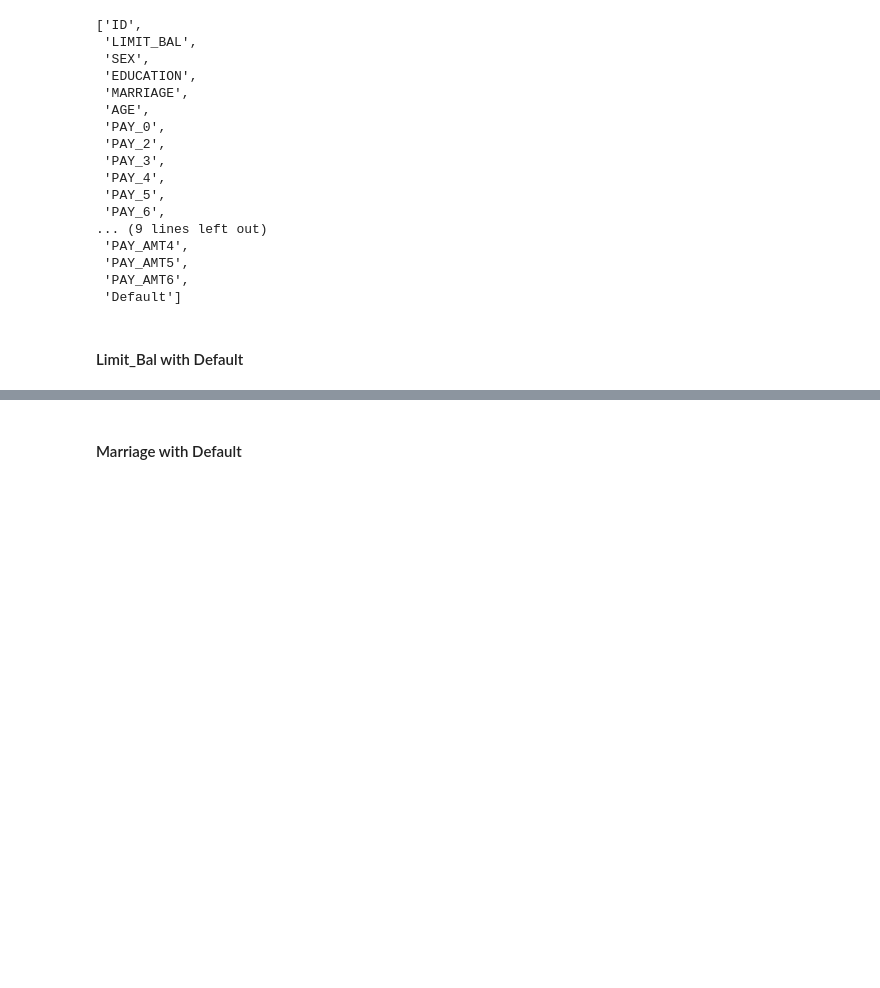
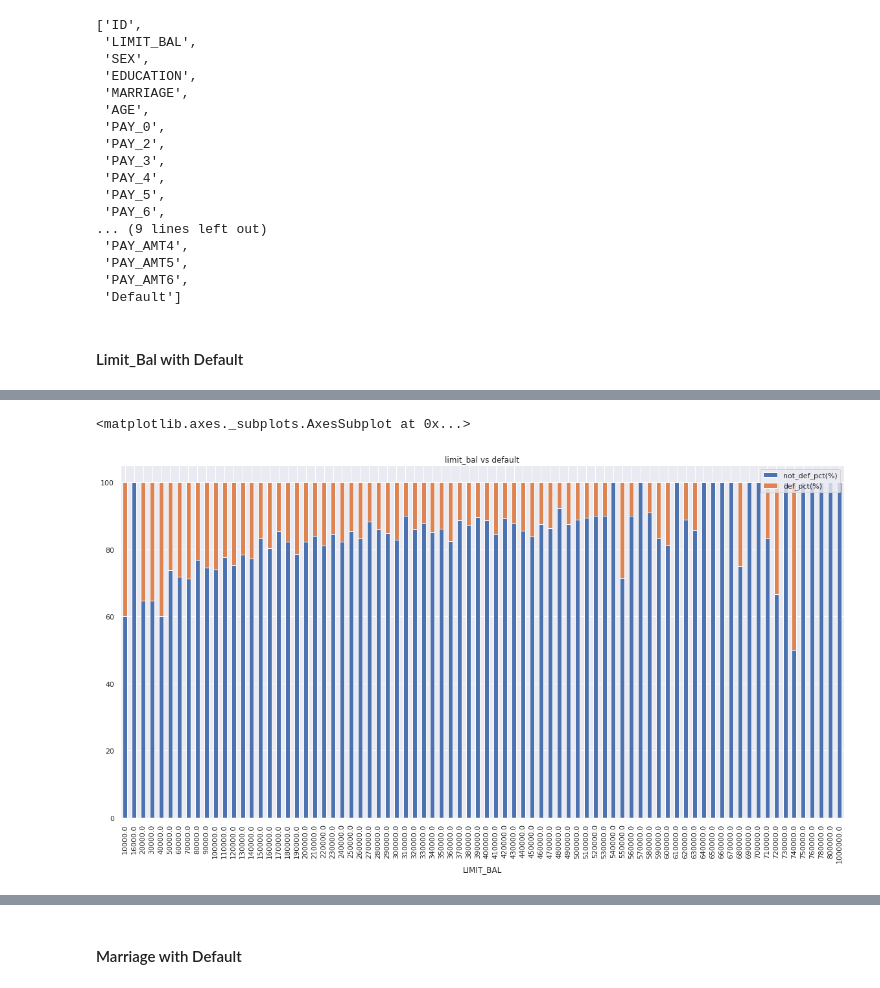
Before and after one commit to HeHeHuang/DataAnalytic, a Jupyter notebook: MayBank_DataScientist_Assessment.ipynb, the cells around one changed output, grey strips where cells are left out. Cells and saved outputs as stored; diff of their text form; code cells hidden in the pictures; blank space fills up the shorter version.

```diff
--- a/MayBank_DataScientist_Assessment.ipynb
+++ b/MayBank_DataScientist_Assessment.ipynb
@@ -130,9 +136,0 @@ Name: LIMIT_BAL, dtype: int64
-# %%
-sns.set_style("darkgrid")
-plt.figure(figsize=(20,8),dpi = 100)
-plt.subplot(3,1,1)
-sns.boxplot(x='Default' , y = 'LIMIT_BAL' ,data = df )
-plt.subplot(3,1,2)
-#plt.hist(df['LIMIT_BAL'].values, bins=20)
-dff = df['LIMIT_BAL']
-dff.plot(kind = 'hist')
@@ -146,0 +137,6 @@ sns.countplot(x='Default',hue = 'SEX', data = df)
+# %%
+limit_bal_no_default=df.groupby(df['LIMIT_BAL'][df['Default']==0]).size().reset_index(name='not default')
+limit_bal_default=df.groupby(df['LIMIT_BAL'][df['Default']==1]).size().reset_index(name='default')
+limit_bal_total=df.groupby(df['LIMIT_BAL']).size().reset_index(name='total')
+limit_bal=limit_bal_no_default.join(limit_bal_default.set_index('LIMIT_BAL'),on='LIMIT_BAL').join(limit_bal_total.set_index('LIMIT_BAL'),on='LIMIT_BAL')
+limit_bal.head()
@@ -146,0 +166,9 @@ sns.countplot(x='Default',hue = 'SEX', data = df)
+# %%
+limit_bal['not_def_pct(%)']=round(limit_bal['not default']/limit_bal['total']*100,2)
+limit_bal['def_pct(%)']=round(limit_bal['default']/limit_bal['total']*100,2)
+limitbal=limit_bal.iloc[:,[0,4,5]]
+sns.set(rc={'figure.figsize':(20,10)})
+limitbal.plot(x='LIMIT_BAL',stacked=True,kind='bar',title='limit_bal vs default')
+# %% [output]
+<matplotlib.axes._subplots.AxesSubplot at 0x...>
+[figure, added]
```
Also changed, not shown: parts of 32 cells of this notebook.
